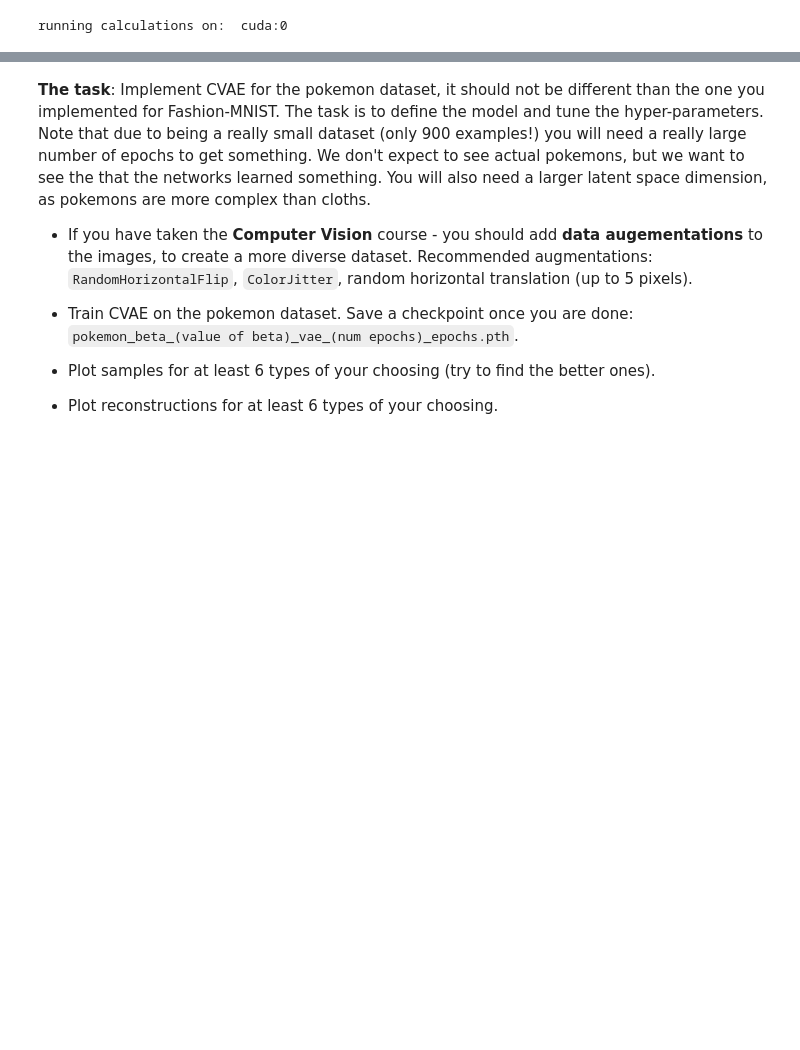
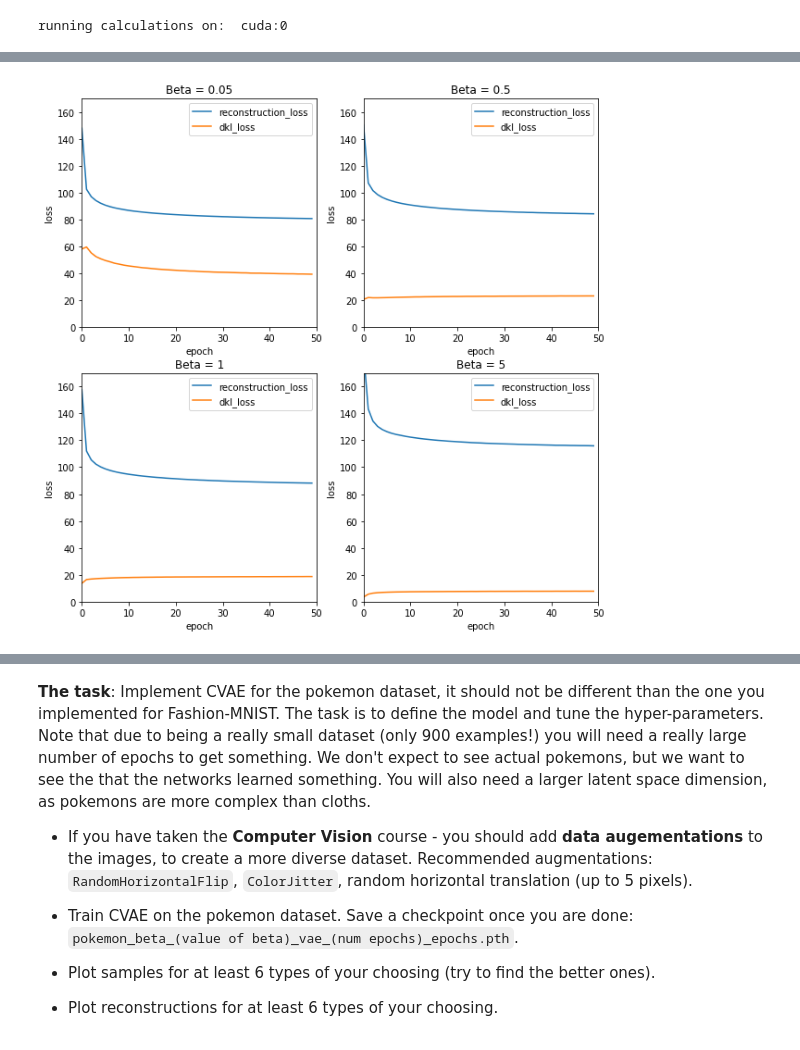
Before and after one commit to Dor-Yuval/DataAnalysis-wet2, a Jupyter notebook: ee046202_wet_2_deep_vae_clustering_students.ipynb, the cells around one changed output, grey strips where cells are left out. Cells and saved outputs as stored; diff of their text form; code cells hidden in the pictures; blank space fills up the shorter version.

```diff
--- a/ee046202_wet_2_deep_vae_clustering_students.ipynb
+++ b/ee046202_wet_2_deep_vae_clustering_students.ipynb
@@ -300,7 +302,7 @@ The tasks:
 # Hyper-parameters:
 BATCH_SIZE = 128
 LEARNING_RATE = 1e-3
-NUM_EPOCHS = 150
+NUM_EPOCHS = 50
 HIDDEN_SIZE = 256
 X_DIM = 28 * 28
 Z_DIM = 10
@@ -338,7 +339,7 @@ print("running calculations on: ", device)
 # %% [output]
 running calculations on:  cuda:0
 # %%
-def train_vae(vae, dataloader, vae_optim, num_epochs=50, beta=1, checkpoint_freq=10):
+def train_vae(vae, dataloader, vae_optim, num_epochs=50, beta=1, checkpoint_freq=25):
     dkl_losses = []
     recon_losses = []
 
@@ -366,7 +367,7 @@ def train_vae(vae, dataloader, vae_optim, num_epochs=50, beta=1, checkpoint_freq
         recon_losses.append(np.mean(batch_recon_err))
 
         if epoch % checkpoint_freq == 0:
-            fname = f"./beta_{beta}_vae_{epoch}_epochs.pth" + "_epochs.pth"
+            fname = f"./checkpoints/beta_{beta}_vae_{epoch}_epochs.pth"
             torch.save(vae.state_dict(), fname)
             print("saved checkpoint @", fname)
 
@@ -381,6 +382,12 @@ for beta in betas:
     vae = Vae(x_dim=X_DIM, z_dim=Z_DIM, hidden_size=HIDDEN_SIZE, device=device).to(device)
     vae_optim = torch.optim.Adam(params=vae.parameters(), lr=LEARNING_RATE)
 
-    recon_losses, dkl_losses = train_vae(vae, dataloader, vae_optim, num_epochs=20, beta=beta)
+    print("training beta-VAE with beta =", beta)
+
+    recon_losses, dkl_losses = train_vae(vae, dataloader, vae_optim, num_epochs=NUM_EPOCHS, beta=beta)
     results.append((recon_losses, dkl_losses))
+
+    fname = f"./checkpoints/beta_{beta}_final.pth"
+    torch.save(vae.state_dict(), fname)
+    print("Saved last model", fname)
 # %% [output]
@@ -404,27 +411,27 @@ epoch: 15 | dkl loss: 18.34632 | reconstruction loss: 92.89396 | epoch time: 9.4
 # %%
 # plot results
 fig, axs = plt.subplots(2, 2, figsize=(10, 10))
 axs[0, 0].plot(results[0][0], label='reconstruction_loss')
 axs[0, 0].plot(results[0][1], label='dkl_loss')
 axs[0, 0].set_title(f'Beta = {betas[0]}')
 
 axs[0, 1].plot(results[1][0], label='reconstruction_loss')
 axs[0, 1].plot(results[1][1], label='dkl_loss')
 axs[0, 1].set_title(f'Beta = {betas[1]}')
 
 axs[1, 0].plot(results[2][0], label='reconstruction_loss')
 axs[1, 0].plot(results[2][1], label='dkl_loss')
 axs[1, 0].set_title(f'Beta = {betas[2]}')
 
 axs[1, 1].plot(results[3][0], label='reconstruction_loss')
 axs[1, 1].plot(results[3][1], label='dkl_loss')
 axs[1, 1].set_title(f'Beta = {betas[3]}')
 
 
 for ax in axs.flat:
     ax.set(xlabel='epoch', ylabel='loss')
     ax.legend()
-
-# # Hide x labels and tick labels for top plots and y ticks for right plots.
-# for ax in axs.flat:
-#     ax.label_outer()
+    ax.set_xlim(0,50)
+    ax.set_ylim(0, 170)
+# %% [output]
+[figure, added]
```
Also changed, not shown: parts of 19 cells of this notebook.
